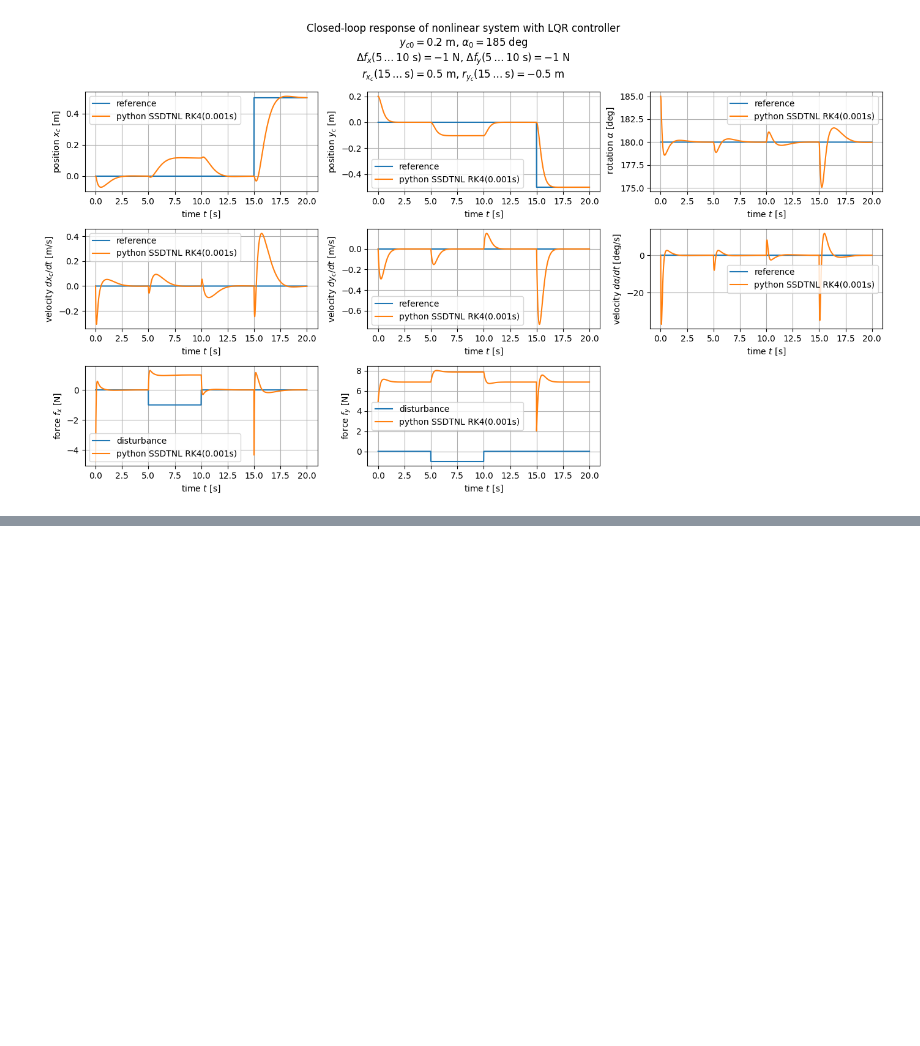
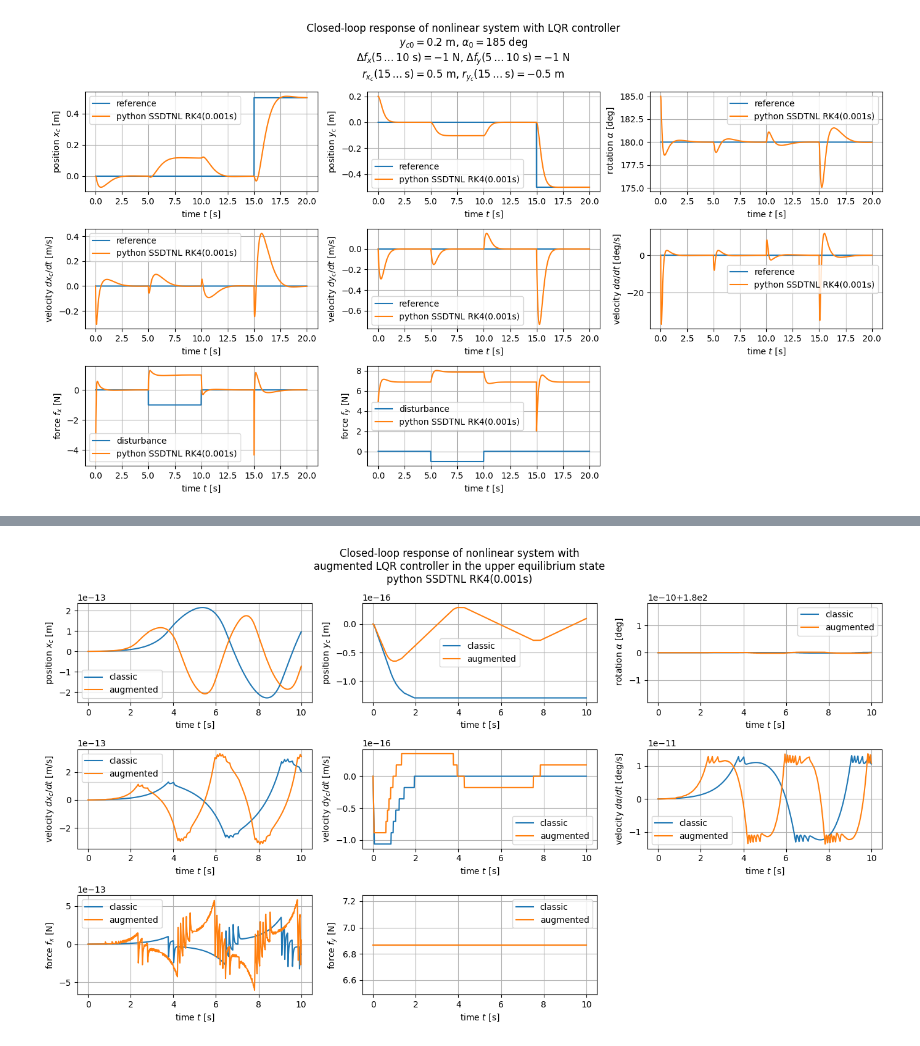
Before and after one commit to Trolobezka/OPSR-2025, a Jupyter notebook: project.ipynb, the cells around one changed output, grey strips where cells are left out. Drawn from its saved outputs; the diff is of its cells as text; code cells hidden in the pictures; blank space fills up the shorter version.

Commit message:
Add augmented LQR controller

```diff
--- a/project.ipynb
+++ b/project.ipynb
@@ -1041,0 +1205,8 @@ del time_vector, reference_vector, disturbance_vector
+# %%
+lqr_aug_controller = _lqr_aug_controller.sample(
+    Ts=Ts,
+    method="zoh",
+    copy_names=True,
+    name="lqr_aug",
+)
+print(lqr_aug_controller)
@@ -1041,0 +1231,11 @@ del time_vector, reference_vector, disturbance_vector
+# %%
+input_offset_model = control.NonlinearIOSystem(
+    updfcn=lambda *args: np.zeros((0,)),  # no dynamics
+    outfcn=lambda *args: u0,  # no dynamics
+    inputs=[],
+    outputs=["out_dfx", "out_dfy"],
+    states=[],
+    dt=None,  # static
+    name="input_offset",
+)
+print(input_offset_model)
@@ -1041,0 +1318,30 @@ del time_vector, reference_vector, disturbance_vector
+# %%
+time_vector = np.arange(0, 10 + 1e-6, Ts)
+reference_vector = np.zeros((6, time_vector.shape[0]), dtype=np.float64)
+reference_vector[2, :] = np.pi
+disturbance_vector = np.zeros((2, time_vector.shape[0]), dtype=np.float64)
+
+_ = control.input_output_response(
+    sys=closed_loop_aug,
+    T=time_vector,
+    U=np.vstack([reference_vector, disturbance_vector]),  # type: ignore
+    X0=np.hstack([x0, np.zeros((2,))]),  # type: ignore
+)
+_.y[6:8] = _.y[6:8] + u0[:, np.newaxis]  # !!!
+
+plt.figure(figsize=(14, 8))
+plot2(sim_lqr_1.t, *sim_lqr_1.y, label="classic")
+plot2(_.t, *_.y, label="augmented")
+plt.suptitle(
+    "Closed-loop response of nonlinear system with"
+    "\n"
+    "augmented LQR controller in the upper equilibrium state"
+    "\n"
+    "python SSDTNL RK4(0.001s)"
+)
+plt.tight_layout()
+plt.show()
+
+del time_vector, reference_vector, disturbance_vector
+# %% [output]
+[figure, added]
```
Also changed, not shown: parts of 15 cells of this notebook.
